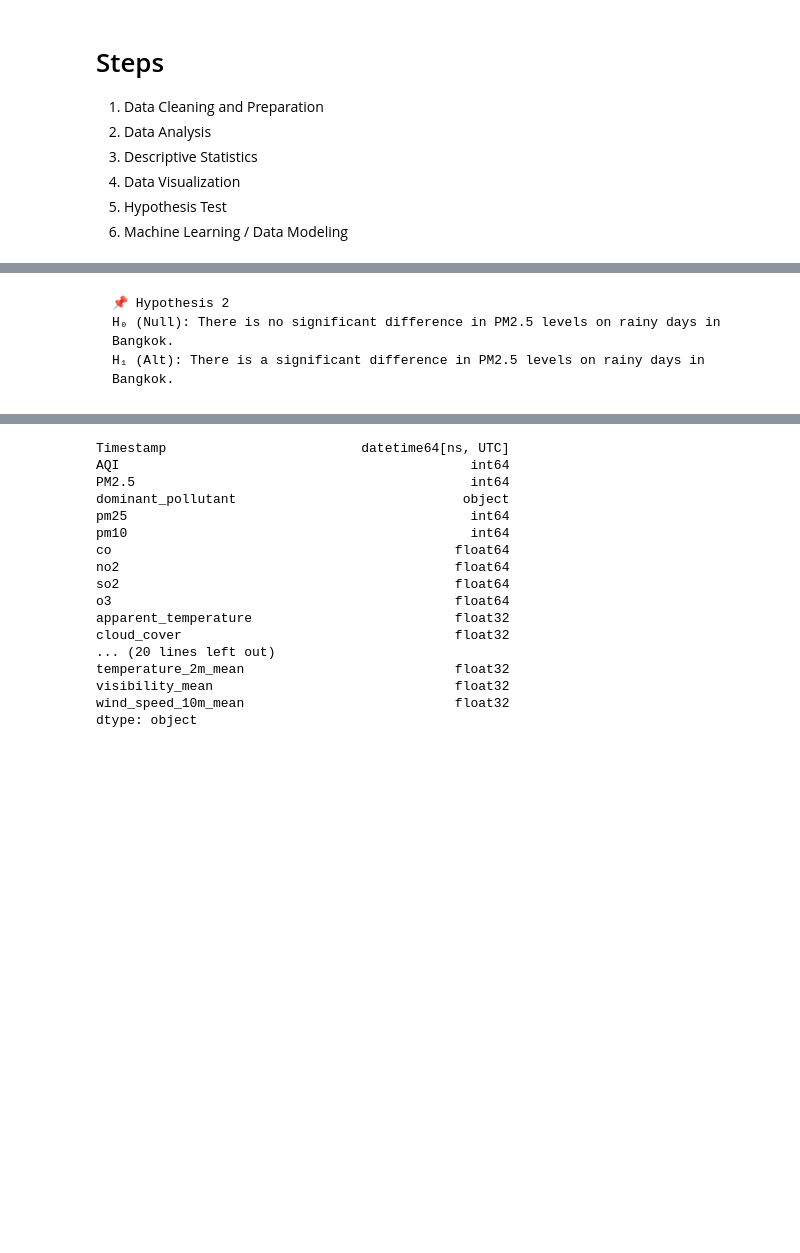
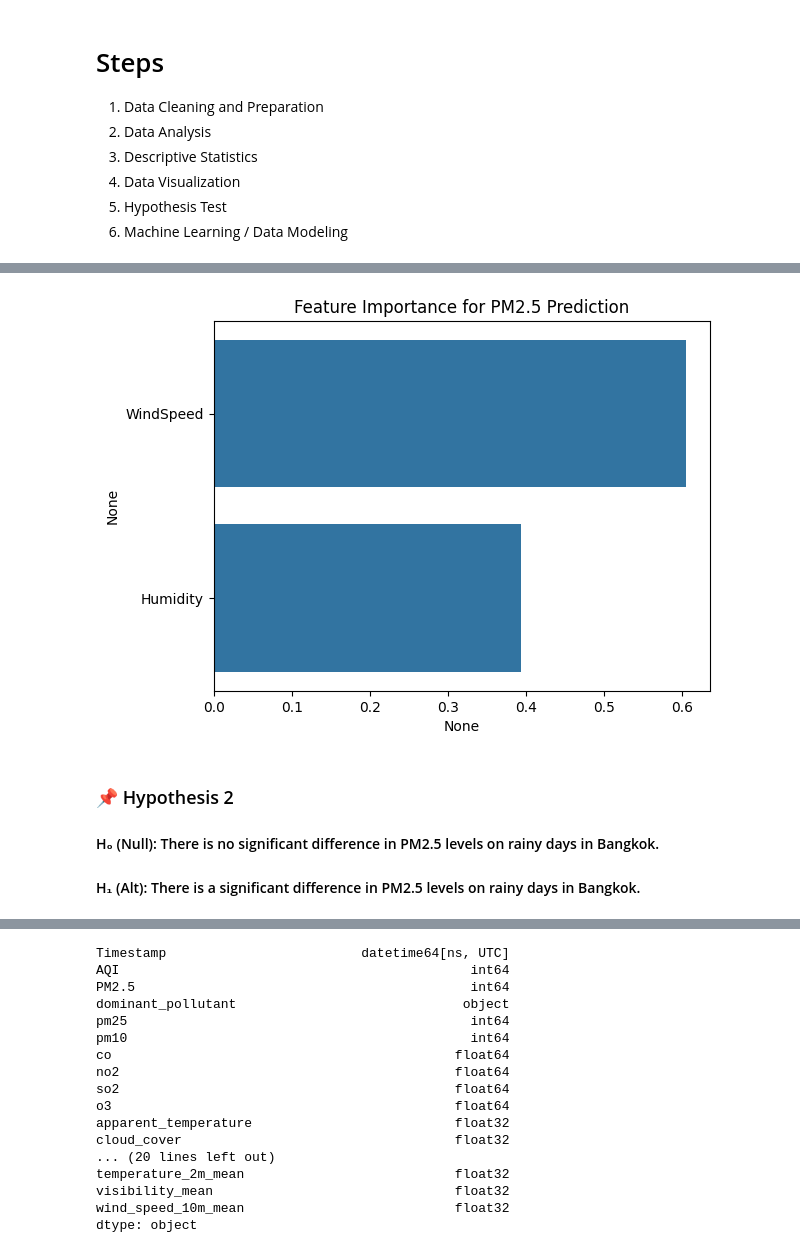
Before and after one commit to NusratBegum/Data-Science-Final-Project, a Jupyter notebook: main.ipynb, the cells around one changed output, grey strips where cells are left out. Cells and saved outputs as stored; diff of their text form; code cells hidden in the pictures; blank space fills up the shorter version.

```diff
--- a/main.ipynb
+++ b/main.ipynb
@@ -416,6 +624,17 @@ display(cleaned_df)
+# %%
+import seaborn as sns
+
+importances = model.feature_importances_
+feat_importance = pd.Series(importances, index=features).sort_values(ascending=False)
+
+sns.barplot(x=feat_importance, y=feat_importance.index)
+plt.title("Feature Importance for PM2.5 Prediction")
+plt.show()
+# %% [output]
+[figure, added]
 # %% [markdown]
-    📌 Hypothesis 2
-    H₀ (Null): There is no significant difference in PM2.5 levels on rainy days in Bangkok.
-    H₁ (Alt): There is a significant difference in PM2.5 levels on rainy days in Bangkok.
+### 📌 Hypothesis 2
+####  H₀ (Null): There is no significant difference in PM2.5 levels on rainy days in Bangkok.
+####  H₁ (Alt): There is a significant difference in PM2.5 levels on rainy days in Bangkok.
 # %%
 # Nusrat
```
Also changed, not shown: parts of 47 cells of this notebook.
